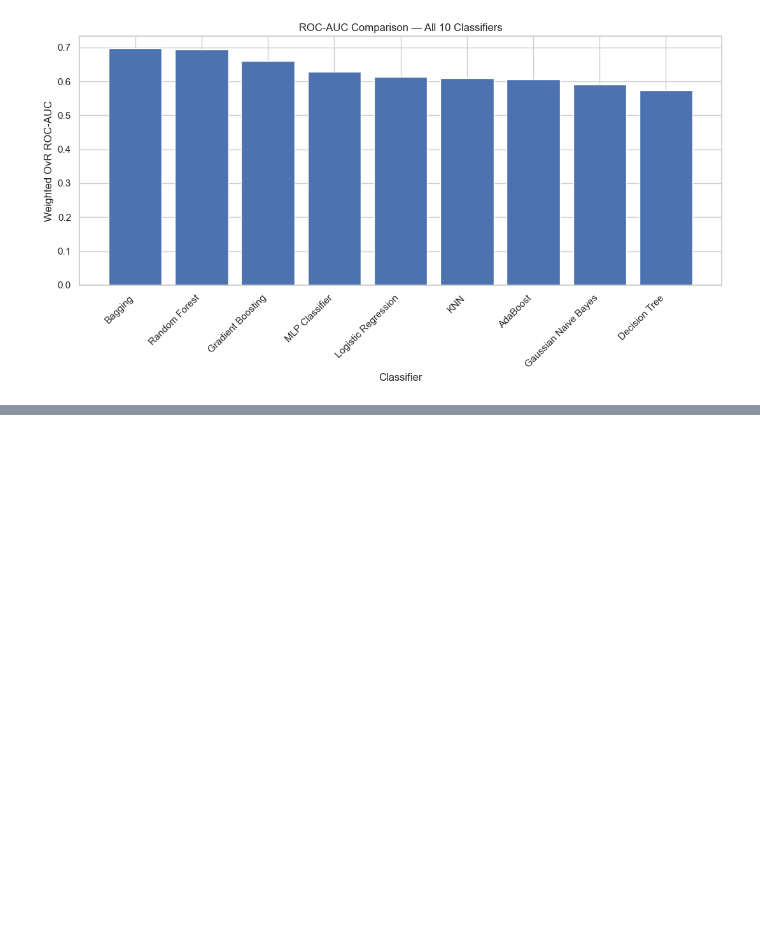
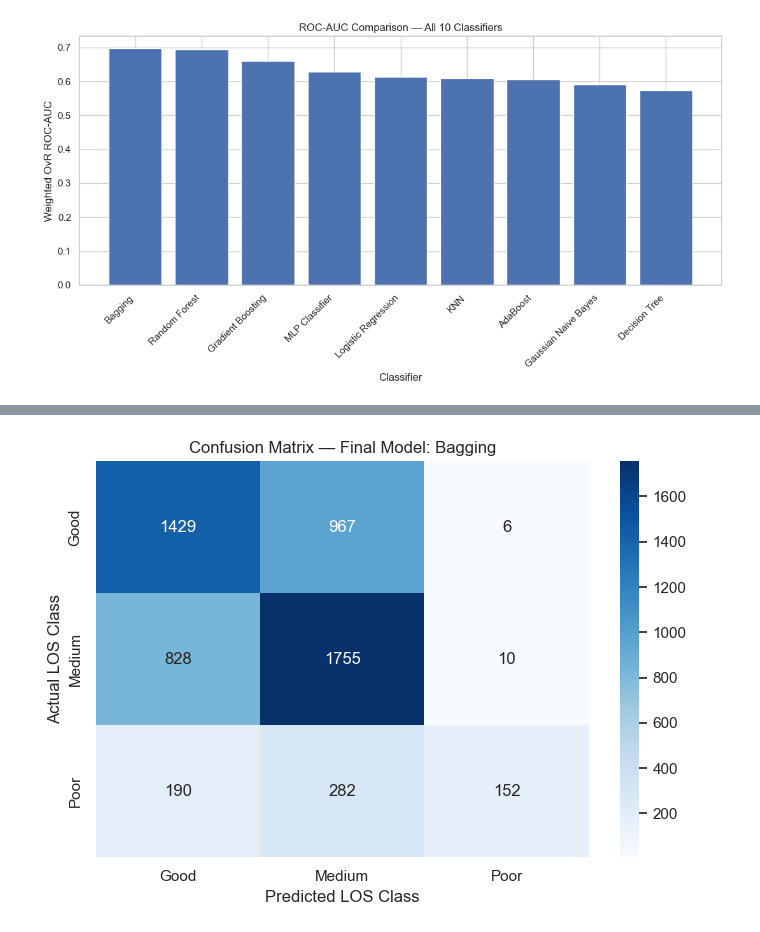
Before and after one commit to GaneshSarathi19/TrafficIntelligenceML, a Jupyter notebook: notebooks/classification.ipynb, the cells around one changed output, grey strips where cells are left out. Drawn from its saved outputs; the diff is of its cells as text; code cells hidden in the pictures; blank space fills up the shorter version.

Commit message:
updated hyperparameter tuning and final evaluation for model

```diff
--- a/notebooks/classification.ipynb
+++ b/notebooks/classification.ipynb
@@ -1344,0 +1370,20 @@ plt.show()
+# %%
+# decision tree tuning
+
+tree_param_grid = {
+    "max_depth": [3, 5, 7, 10, 15, None],
+    "min_samples_split": [2, 5, 10]
+}
+
+tree_grid = GridSearchCV(
+    estimator=DecisionTreeClassifier(random_state=RANDOM_STATE),
+    param_grid=tree_param_grid,
+    cv=5,
+    scoring="f1_weighted",
+    n_jobs=-1
+)
+
+tree_grid.fit(X_train_processed, y_train)
+
+print("Best Decision Tree parameters:", tree_grid.best_params_)
+print("Best CV Weighted F1:", round(tree_grid.best_score_, 4))
@@ -1344,0 +1639,71 @@ plt.show()
+# %%
+#  Final model selection
+
+# 10 algorithm comparison table
+final_candidates = comparison_table.copy()
+
+# tuned random forest metrics
+tuned_rf_metrics = {
+    "Accuracy": accuracy_score(y_test, tuned_rf_pred),
+    "Precision": precision_score(y_test, tuned_rf_pred, average="weighted", zero_division=0),
+    "Recall": recall_score(y_test, tuned_rf_pred, average="weighted", zero_division=0),
+    "Weighted F1": f1_score(y_test, tuned_rf_pred, average="weighted", zero_division=0),
+    "ROC-AUC": roc_auc_score(
+        y_test,
+        tuned_rf_proba,
+        multi_class="ovr",
+        average="weighted"
+    )
+}
+
+final_candidates.loc["Tuned Random Forest"] = tuned_rf_metrics
+final_candidates = final_candidates.sort_values(
+    by=["Weighted F1", "ROC-AUC", "Accuracy"],
+    ascending=False
+)
+
+print("Final candidate comparison (ranked by Weighted F1, then ROC-AUC and Accuracy):")
+display(final_candidates.round(4))
+
+best_final_model_name = final_candidates.index[0]
+print("\\nSelected final model:", best_final_model_name)
+
+if best_final_model_name == "Tuned Random Forest":
+    final_model = tuned_rf
+    final_predictions = tuned_rf_pred
+    final_probabilities = tuned_rf_proba
+else:
+    final_model = fitted_models[best_final_model_name]
+    final_predictions = predictions[best_final_model_name]
+    final_probabilities = probabilities[best_final_model_name]
+
+print("\\nFinal model metrics:")
+display(final_candidates.loc[[best_final_model_name]].round(4))
+
+# Confusion matrix for final model.
+class_order = sorted(y.unique())
+final_cm = confusion_matrix(
+    y_test,
+    final_predictions,
+    labels=class_order
+)
+
+plt.figure(figsize=(7, 5))
+sns.heatmap(
+    final_cm,
+    annot=True,
+    fmt="d",
+    cmap="Blues",
+    xticklabels=class_order,
+    yticklabels=class_order
+)
+plt.title(f"Confusion Matrix — Final Model: {best_final_model_name}")
+plt.xlabel("Predicted LOS Class")
+plt.ylabel("Actual LOS Class")
+plt.tight_layout()
+plt.show()
+
+# cross-validation results for top two model
+print("Five-fold cross-validation results for the two best baseline classifiers:")
+display(cv_results_table.round(4))
+# %% [output]
@@ -1344,0 +1727 @@ plt.show()
+[figure, added]
```
Also changed, not shown: parts of 12 cells of this notebook.
